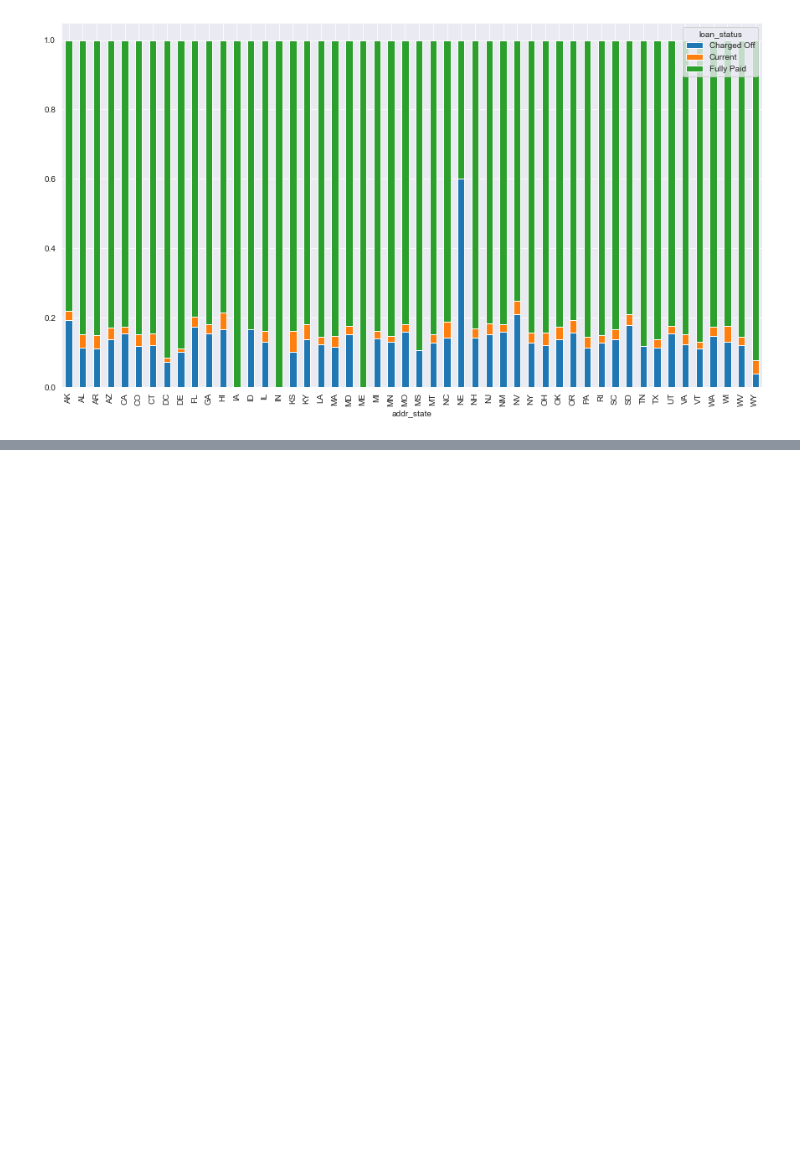
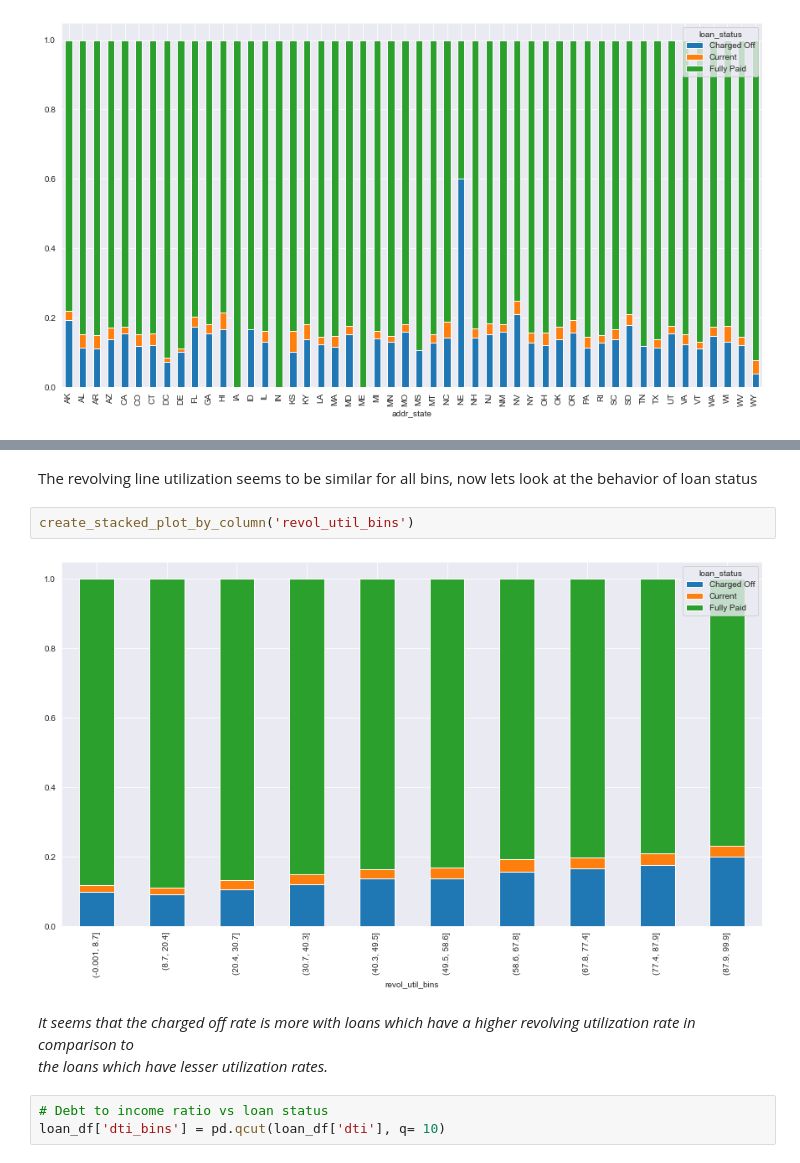
Before and after one commit to subhasisj/Lending-Club-Assignment, a Jupyter notebook: Notebooks/Exploration-Subhasis.ipynb, the cells around one changed output, grey strips where cells are left out. Drawn from its saved outputs; the diff is of its cells as text; blank space fills up the shorter version.

```diff
--- a/Notebooks/Exploration-Subhasis.ipynb
+++ b/Notebooks/Exploration-Subhasis.ipynb
@@ -741,0 +807,12 @@ create_stacked_plot_by_column('addr_state')
+# %% [markdown]
+The revolving line utilization seems to be similar for all bins, now lets look at the behavior of loan status
+# %%
+create_stacked_plot_by_column('revol_util_bins')
+# %% [output]
+[figure, added]
+# %% [markdown]
+_It seems that the charged off rate is more with loans which have a higher revolving utilization rate in comparison to <br>
+the loans which have lesser utilization rates._
+# %%
+# Debt to income ratio vs loan status
+loan_df['dti_bins'] = pd.qcut(loan_df['dti'], q= 10)
```
Also changed, not shown: parts of 17 cells of this notebook.
